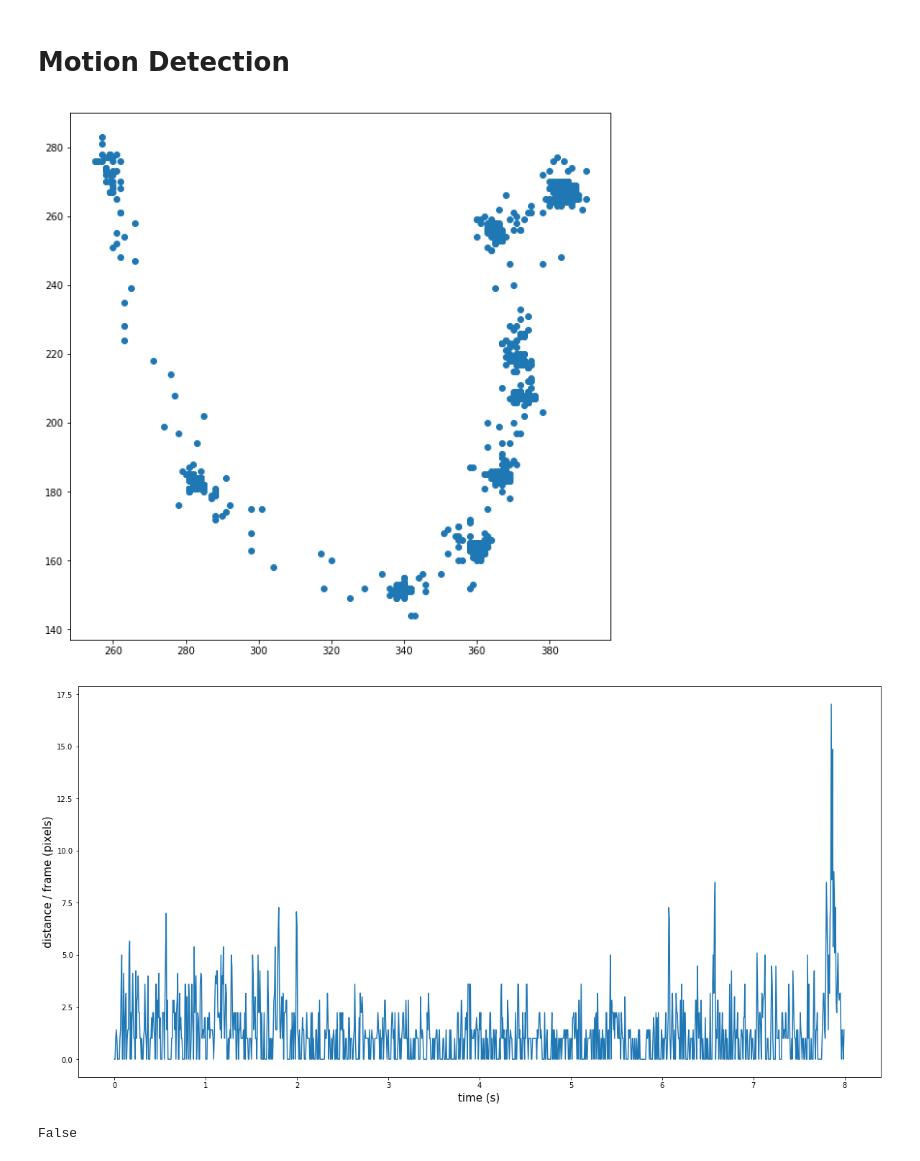
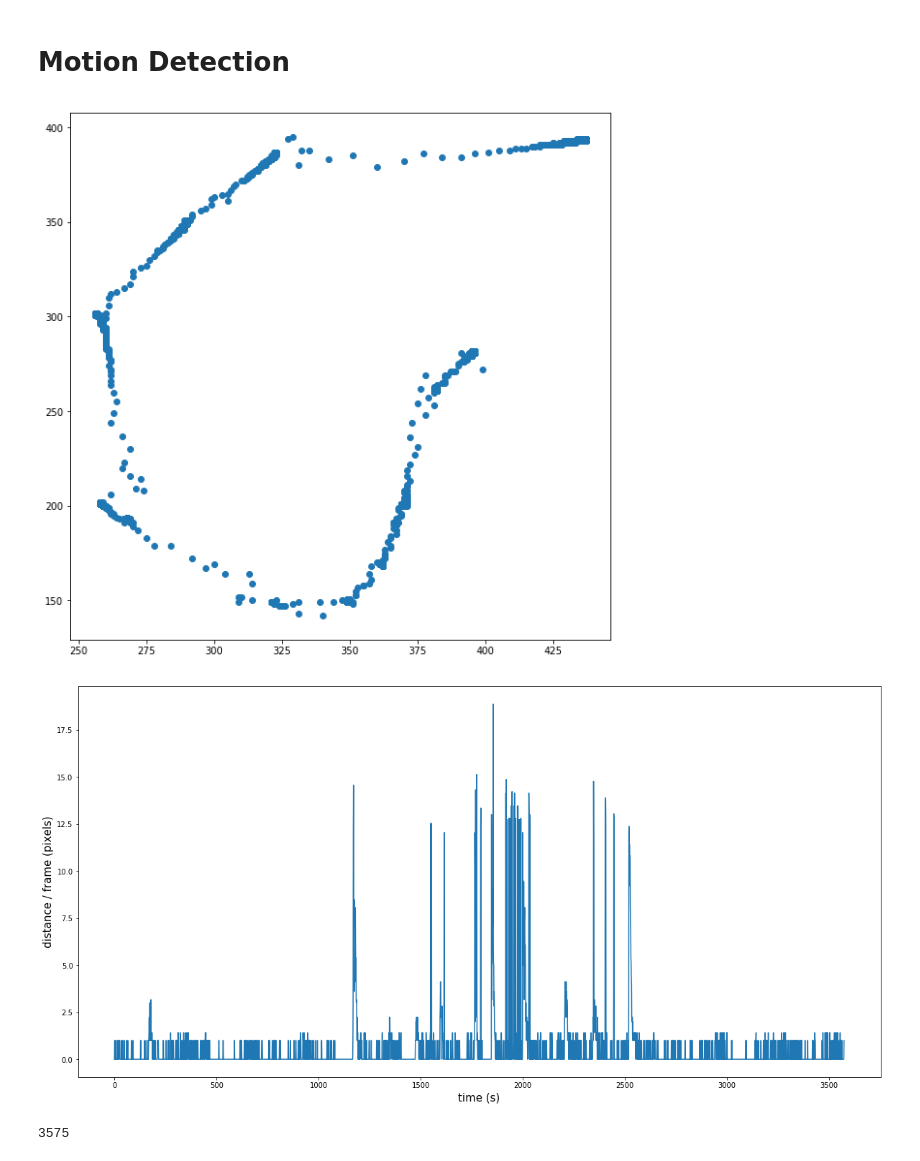
Before and after one commit to harshavardan/Classical-Conditioning, a Jupyter notebook: analysis/fish_tracking.ipynb, the cells around one changed output. Drawn from its saved outputs; the diff is of its cells as text; code cells hidden in the pictures.

```diff
--- a/analysis/fish_tracking.ipynb
+++ b/analysis/fish_tracking.ipynb
@@ -31,6 +31,8 @@ while True:
         break
 
     frame = cv2.cvtColor(frame, cv2.COLOR_BGR2GRAY)
+    frame = cv2.blur(frame, (5, 5))
+    frame = cv2.adaptiveThreshold(frame, 255, cv2.ADAPTIVE_THRESH_MEAN_C, cv2.THRESH_BINARY_INV, 5, 5)
 
     if count == length:
         break
@@ -75,22 +77,23 @@ while cap.isOpened:
 
     if ret == 0:
         break
-#     if count == 1201:
-#         break
+    if count == 10000:
+         break
 
     frame = cv2.cvtColor(frame, cv2.COLOR_BGR2GRAY)
-    blur_kernel = (10, 10)
-    blur = cv2.blur(frame, blur_kernel)
-    fg = blur - cv2.blur(bg, blur_kernel)
-    _, thresh = cv2.threshold(fg, 100, 255, cv2.THRESH_BINARY)
+    thresh1 = cv2.adaptiveThreshold(cv2.blur(frame, (5, 5)), 255, cv2.ADAPTIVE_THRESH_MEAN_C, cv2.THRESH_BINARY_INV, 5, 5)
+    fg = thresh1 - bg
+    #cv2.imshow("fg", cv2.convertScaleAbs(fg))
+#     _, thresh = cv2.threshold(fg, 100, 255, cv2.THRESH_BINARY)
 
 
-    kernel = np.ones((4, 4),np.uint8)
-    erode = cv2.erode(thresh, kernel, iterations = 1)
-    kernel = np.ones((5, 5),np.uint8)
-    #dilate = cv2.dilate(erode, kernel, iterations = 5)
+#     kernel = np.ones((4, 4),np.uint8)
+#     erode = cv2.erode(thresh, kernel, iterations = 1)
+#     kernel = np.ones((5, 5),np.uint8)
+#     #dilate = cv2.dilate(erode, kernel, iterations = 5)
 
-    _, contours, _ = cv2.findContours(erode, cv2.RETR_TREE, cv2.CHAIN_APPROX_SIMPLE)
+    _, contours, _ = cv2.findContours(fg, cv2.RETR_TREE, cv2.CHAIN_APPROX_SIMPLE)
+    #print(len(contours))
     largest = max(contours, key = cv2.contourArea)
 
     (x,y),radius = cv2.minEnclosingCircle(largest)
@@ -102,19 +105,15 @@ while cap.isOpened:
     x_coor.append(int(x))
     y_coor.append(int(y))
 
-#     for i in range(len(x_coor) - 1):
-#         cv2.circle(frame, (x_coor[i], y_coor[i]), 2, -1)
+    roi = thresh1[y - 25: y + 25, x - 25: x + 25]
 
-    roi = frame[y - 50: y + 50, x - 50: x + 50]
-
-    roi = cv2.bitwise_not(cv2.convertScaleAbs(roi))
+    #roi = cv2.bitwise_not(cv2.convertScaleAbs(roi))
     _, roi = cv2.threshold(roi, 175, 255, cv2.THRESH_BINARY)
     _, contours, _ = cv2.findContours(roi, cv2.RETR_TREE, cv2.CHAIN_APPROX_SIMPLE)
 
     regions = []
 
-    if len(regions) >= 3:
-
+    if len(contours) >= 3:
         for i in range(len(contours)):
             if len(regions) < 3:
                 regions.append(contours[i])
@@ -138,11 +137,10 @@ while cap.isOpened:
         centroid = (int(x1), int(y1))
     else:
         no_contours = True
-        #print("no contours")
 
     if no_contours == False:
-        centroid = (int(x - 50 + centroid[0]), int(y - 50 + centroid[1]))
-
+        centroid = (int(x - 25 + centroid[0]), int(y - 25 + centroid[1]))
+    #print(regions)
     if centroid == 0:
         pass
     else:
@@ -168,7 +166,7 @@ with open(location + filename[:-4] + "coordinates.csv", "w") as csv_file:
     for i in range(len(output[0])):
         csvwriter.writerow([output[0][i], output[1][i]])
 # %% [output]
-[figure, old version]
+[figure, new version]
 # %%
 dist = []
 vel = []
@@ -184,12 +182,12 @@ for i in range(len(x_coor) - 1):
 # %%
 dist[0] = 0
 plt.figure(figsize = (20, 10))
-plt.plot(np.arange(0, 8, 0.0066667), dist[:1200])
+plt.plot(dist[:])
 plt.xlabel("time (s)", fontsize = 15)
 plt.ylabel("distance / frame (pixels)", fontsize = 15)
 plt.savefig("./dist_time_plot.png")
 # %% [output]
-[figure, old version]
+[figure, new version]
 # %%
 # x_coor = []
 # y_coor = []
@@ -223,4 +217,4 @@ plt.savefig("./dist_time_plot.png")
-# %%
-(1, 2) == 1
-# %% [output]
-False
+# %%
+len(dist)
+# %% [output]
+3575
```
Also changed, not shown: parts of 2 cells of this notebook, 1 other file.
